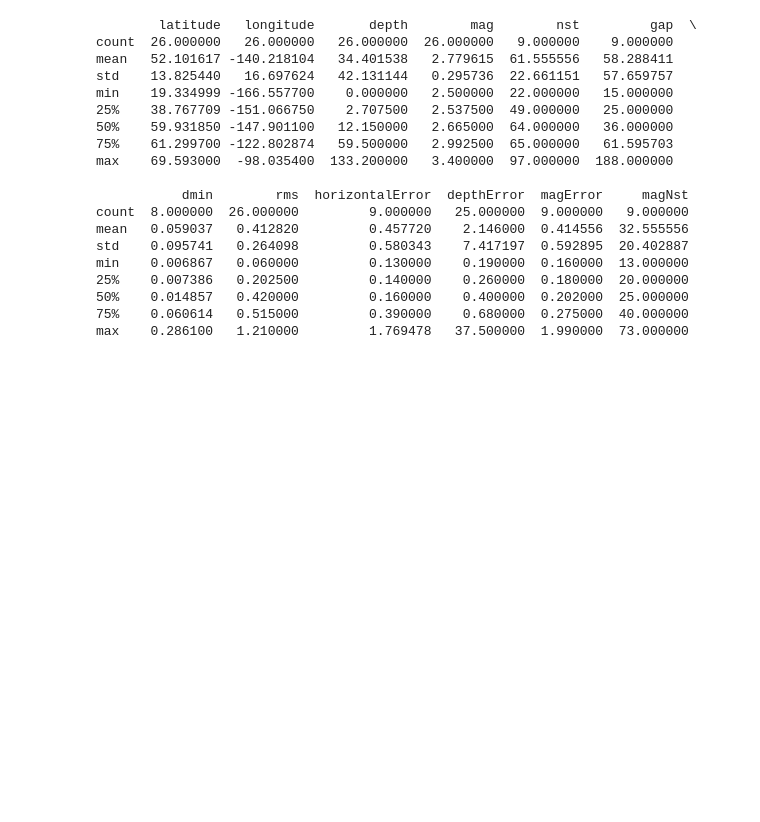
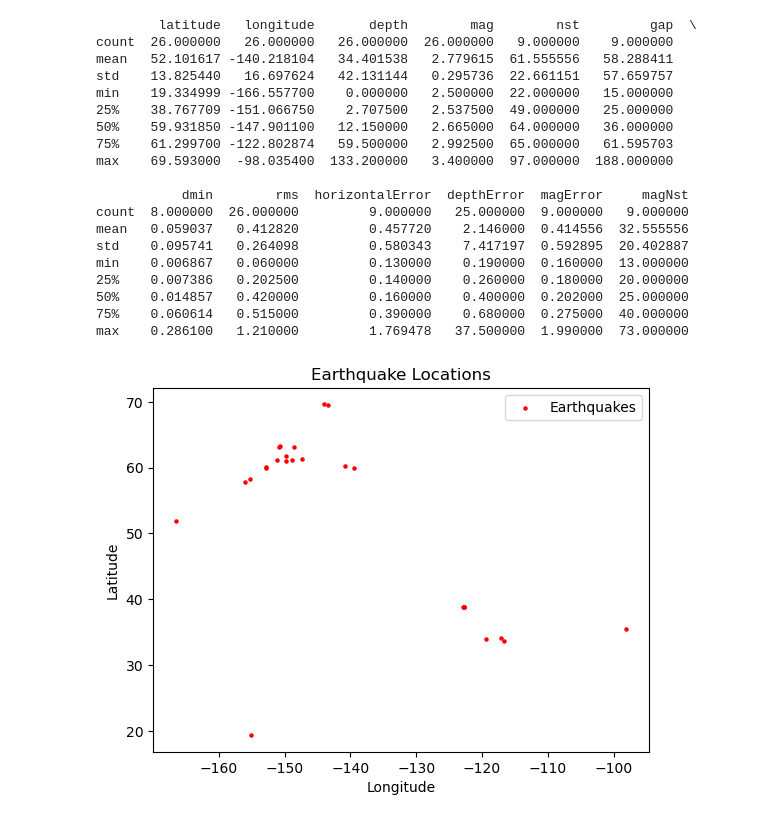
Before and after one commit to Pegrume88/Introduction-to-Python-Scripting-for-Geospatial, a Jupyter notebook: Analyzing-Earthquake-Data.ipynb, the cells around one changed output. Cells and saved outputs as stored; diff of their text form; code cells hidden in the pictures; blank space fills up the shorter version.

```diff
--- a/Analyzing-Earthquake-Data.ipynb
+++ b/Analyzing-Earthquake-Data.ipynb
@@ -85,0 +88,15 @@ max    0.286100   1.210000         1.769478   37.500000  1.990000  73.000000
+# %%
+# Create a basic plot of the earthquake locations
+gdf.plot(marker='o', color='red', markersize=5)
+
+# Customize the plot
+plt.title('Earthquake Locations')
+plt.xlabel('Longitude')
+plt.ylabel('Latitude')
+plt.legend(['Earthquakes'])
+
+
+# Show the plot
+plt.show()
+# %% [output]
+[figure, added]
```
Also changed, not shown: parts of 4 cells of this notebook.
